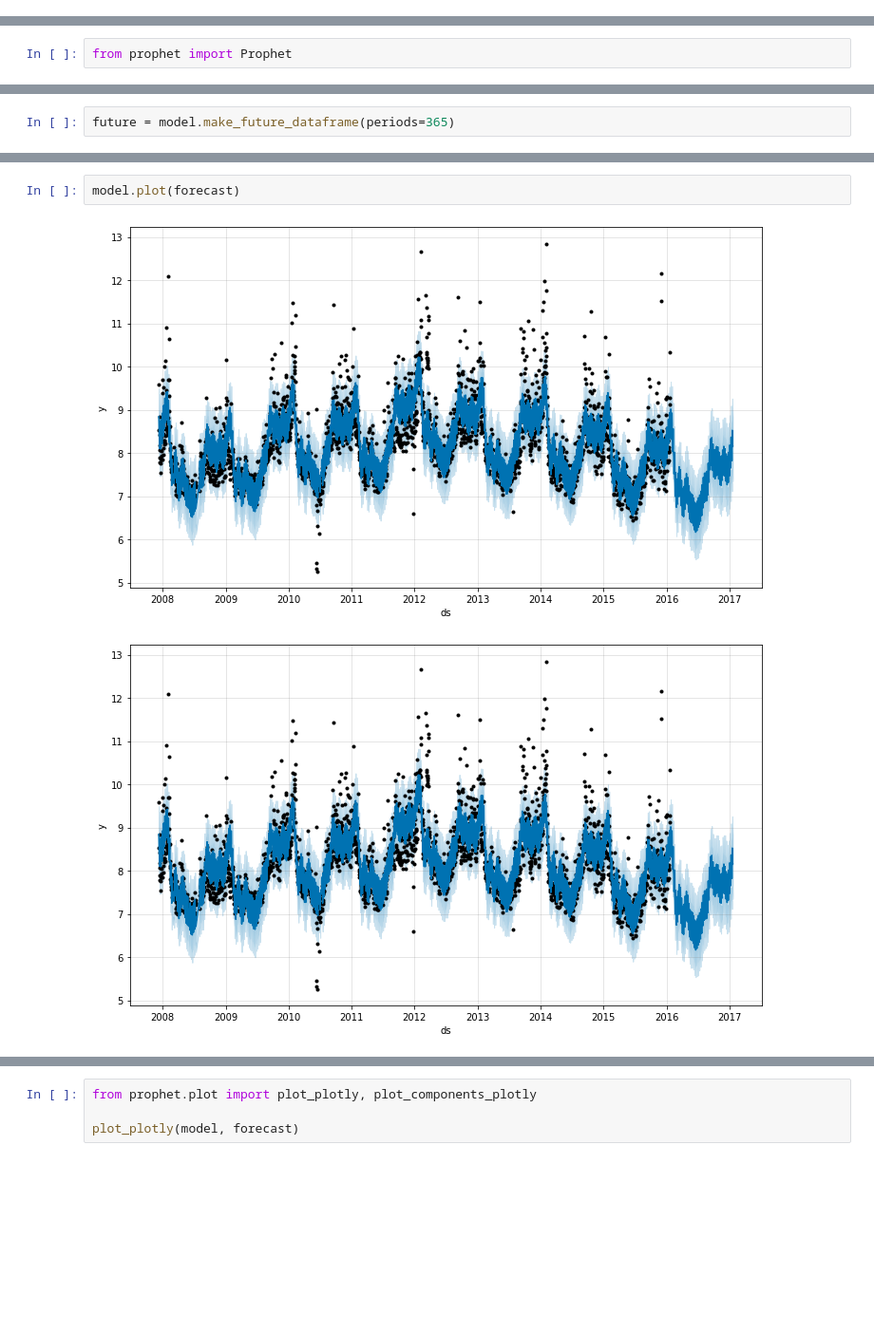
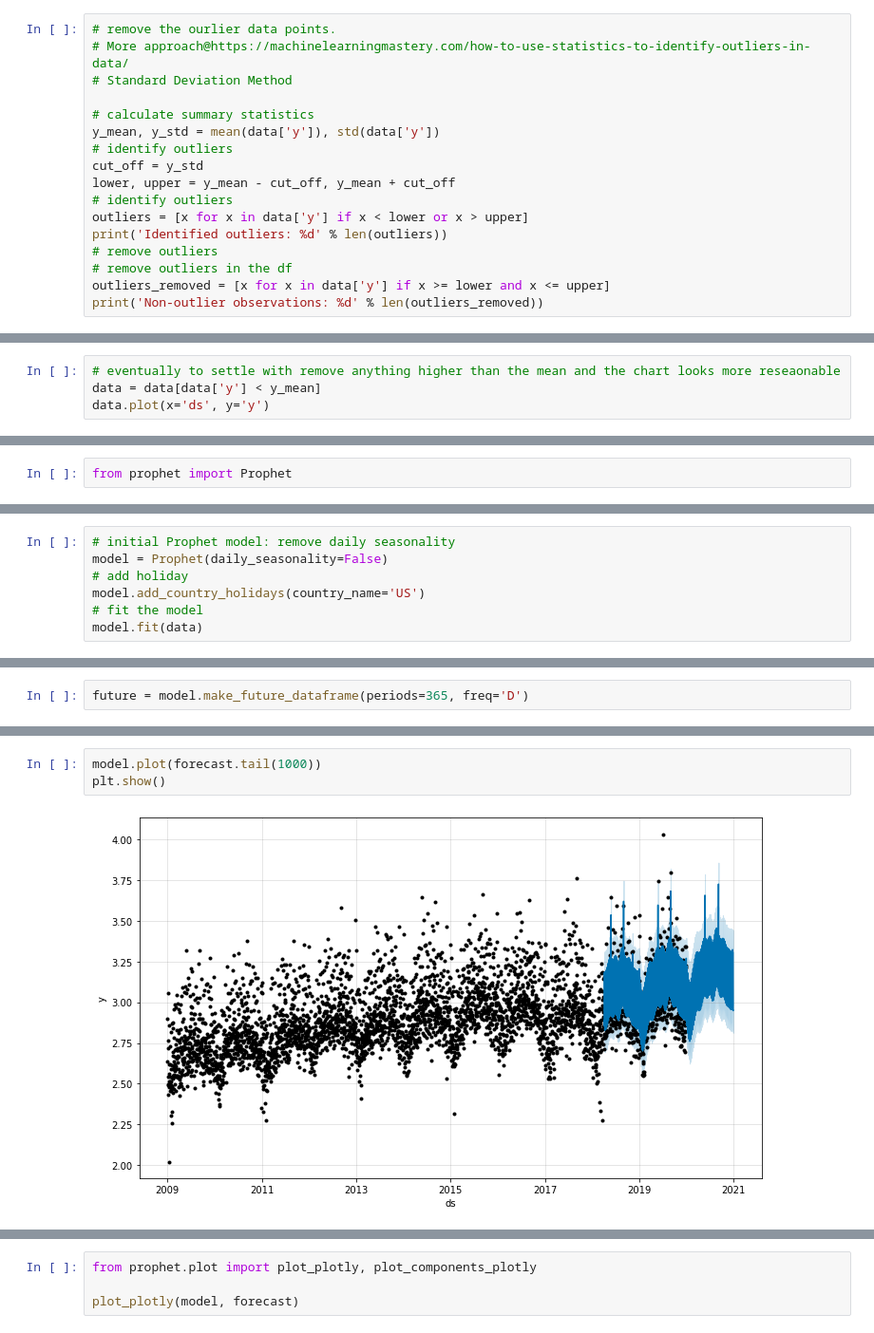
Before and after one commit to binliu0630/TimeSeries, a Jupyter notebook: TimeSeries_Prophet.ipynb, the cells around one changed output, grey strips where cells are left out. Shown at 95% size. Saved outputs shown, nothing was run; the diff lists cells and outputs as text; blank space fills up the shorter version.

```diff
--- a/TimeSeries_Prophet.ipynb
+++ b/TimeSeries_Prophet.ipynb
@@ -15,0 +43,17 @@ data.head()
+# %%
+# remove the ourlier data points.
+# More approach@https://machinelearningmastery.com/how-to-use-statistics-to-identify-outliers-in-data/
+# Standard Deviation Method
+
+# calculate summary statistics
+y_mean, y_std = mean(data['y']), std(data['y'])
+# identify outliers
+cut_off = y_std
+lower, upper = y_mean - cut_off, y_mean + cut_off
+# identify outliers
+outliers = [x for x in data['y'] if x < lower or x > upper]
+print('Identified outliers: %d' % len(outliers))
+# remove outliers
+# remove outliers in the df
+outliers_removed = [x for x in data['y'] if x >= lower and x <= upper]
+print('Non-outlier observations: %d' % len(outliers_removed))
@@ -15,0 +72,4 @@ data.head()
+# %%
+# eventually to settle with remove anything higher than the mean and the chart looks more reseaonable
+data = data[data['y'] < y_mean]
+data.plot(x='ds', y='y')
@@ -50,0 +88,7 @@ model
+# %%
+# initial Prophet model: remove daily seasonality
+model = Prophet(daily_seasonality=False)
+# add holiday
+model.add_country_holidays(country_name='US')
+# fit the model
+model.fit(data)
@@ -51,3 +99,3 @@ model
 # %%
-future = model.make_future_dataframe(periods=365)
+future = model.make_future_dataframe(periods=365, freq='D')
 # %%
@@ -81,7 +129,7 @@ forecast[['ds', 'yhat_lower', 'yhat', 'yhat_upper']].head()
 # %%
-model.plot(forecast)
+model.plot(forecast.tail(1000))
+plt.show()
 # %% [output]
-[figure, old version]
+[figure, new version]
-[figure, removed]
 # %%
 model.plot_components(forecast)
```
Also changed, not shown: parts of 36 cells of this notebook.
